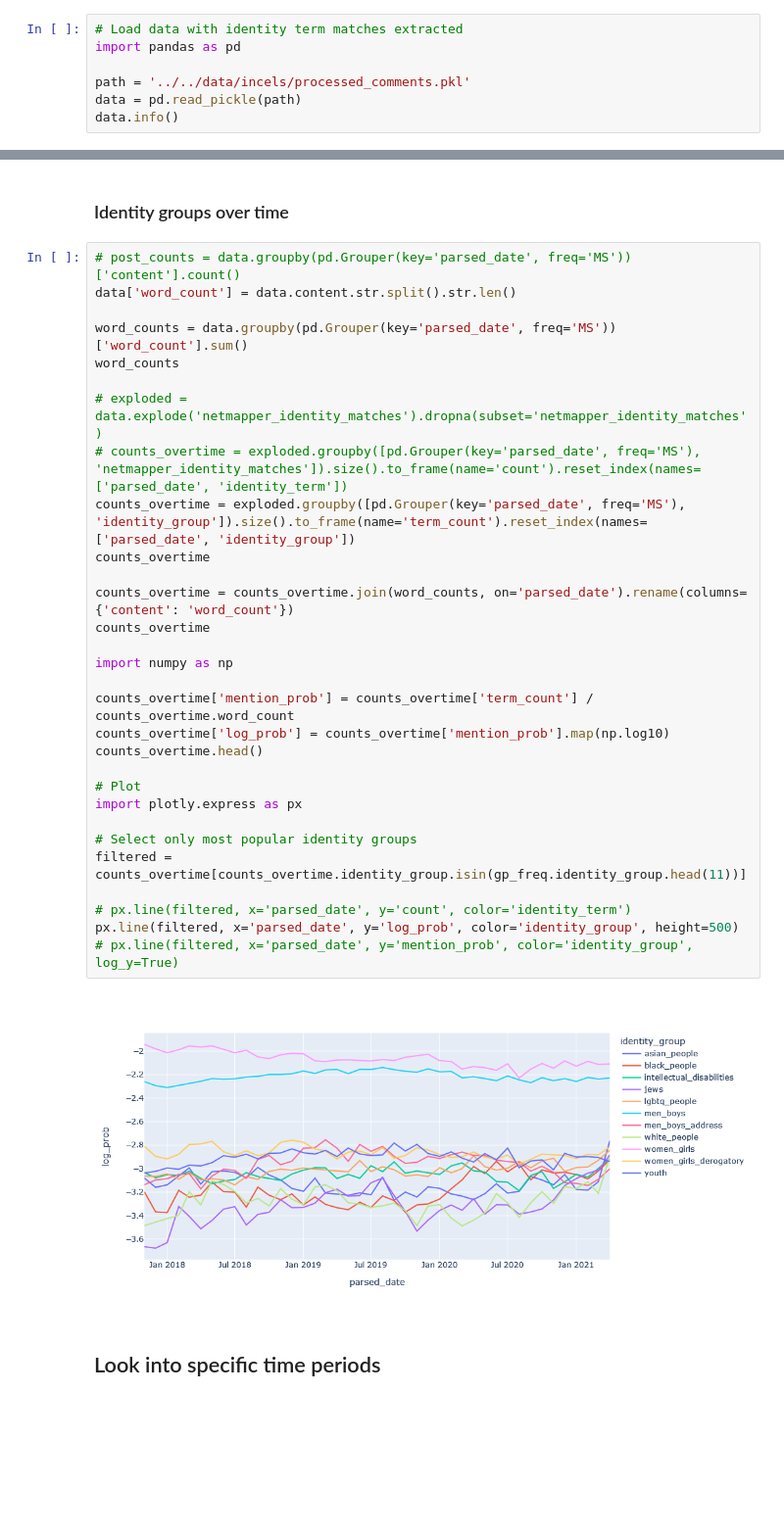
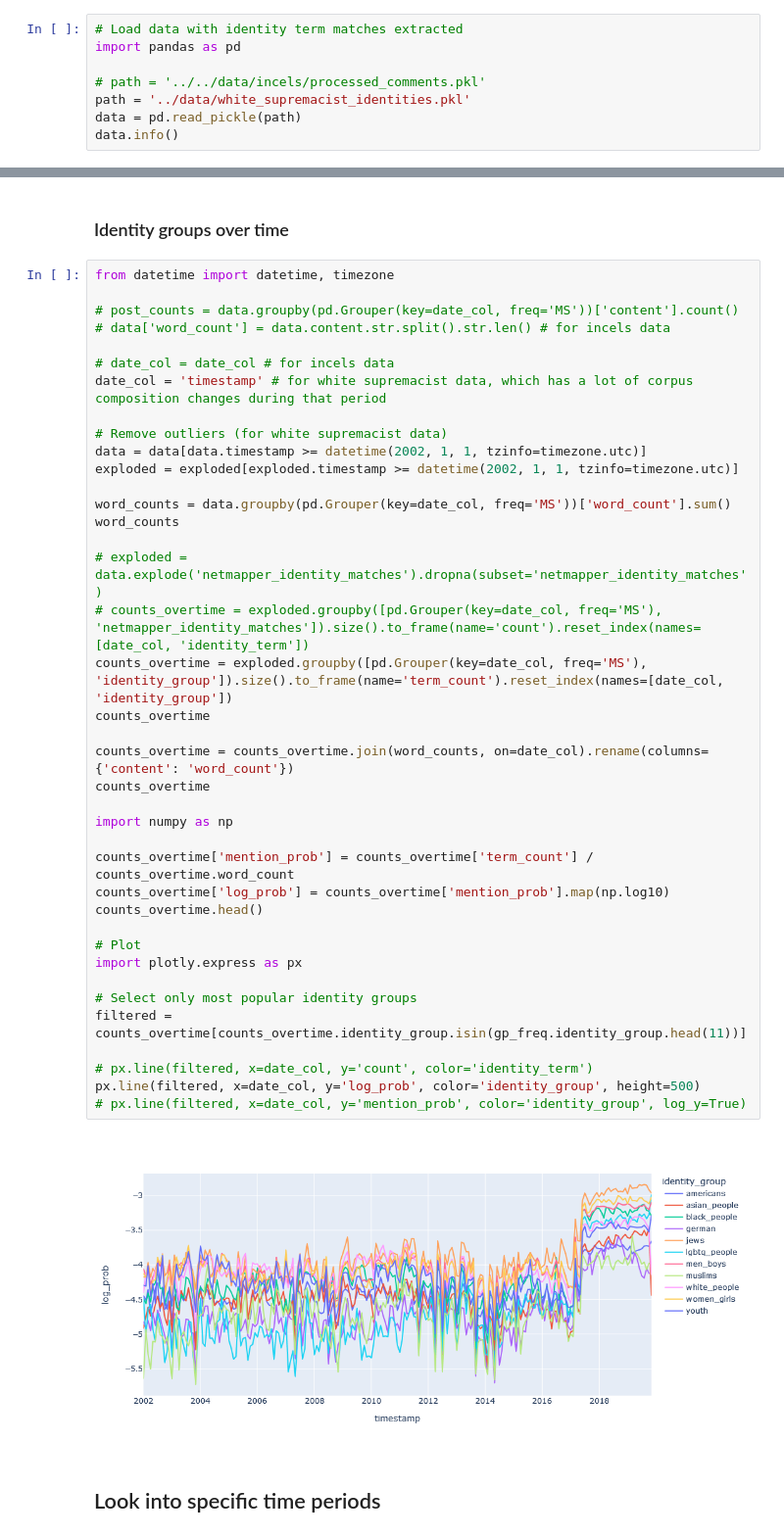
Before and after one commit to michaelmilleryoder/incels_identities, a Jupyter notebook: jupyter/match_identities.ipynb, the cells around one changed output, grey strips where cells are left out. Shown at 98% size. Saved outputs shown, nothing was run; the diff lists cells and outputs as text; blank space fills up the shorter version.

```diff
--- a/jupyter/match_identities.ipynb
+++ b/jupyter/match_identities.ipynb
@@ -484,7 +484,8 @@ with open(identity_cats_fpath, 'w') as f:
 # Load data with identity term matches extracted
 import pandas as pd
 
-path = '../../data/incels/processed_comments.pkl'
+# path = '../../data/incels/processed_comments.pkl'
+path = '../data/white_supremacist_identities.pkl'
 data = pd.read_pickle(path)
 data.info()
 # %% [output]
@@ -674,37 +674,46 @@ re.search(r'\b{}\b'.format(re.escape('black man')), 'black man walking').group()
 # %% [markdown]
 ### Identity groups over time
 # %%
-# post_counts = data.groupby(pd.Grouper(key='parsed_date', freq='MS'))['content'].count()
-data['word_count'] = data.content.str.split().str.len()
+from datetime import datetime, timezone
 
-word_counts = data.groupby(pd.Grouper(key='parsed_date', freq='MS'))['word_count'].sum()
+# post_counts = data.groupby(pd.Grouper(key=date_col, freq='MS'))['content'].count()
+# data['word_count'] = data.content.str.split().str.len() # for incels data
+
+# date_col = date_col # for incels data
+date_col = 'timestamp' # for white supremacist data, which has a lot of corpus composition changes during that period
+
+# Remove outliers (for white supremacist data)
+data = data[data.timestamp >= datetime(2002, 1, 1, tzinfo=timezone.utc)]
+exploded = exploded[exploded.timestamp >= datetime(2002, 1, 1, tzinfo=timezone.utc)]
+
+word_counts = data.groupby(pd.Grouper(key=date_col, freq='MS'))['word_count'].sum()
 word_counts
 
 # exploded = data.explode('netmapper_identity_matches').dropna(subset='netmapper_identity_matches')
-# counts_overtime = exploded.groupby([pd.Grouper(key='parsed_date', freq='MS'), 'netmapper_identity_matches']).size().to_frame(name='count').reset_index(names=['parsed_date', 'identity_term'])
-counts_overtime = exploded.groupby([pd.Grouper(key='parsed_date', freq='MS'), 'identity_group']).size().to_frame(name='term_count').reset_index(names=['parsed_date', 'identity_group'])
+# counts_overtime = exploded.groupby([pd.Grouper(key=date_col, freq='MS'), 'netmapper_identity_matches']).size().to_frame(name='count').reset_index(names=[date_col, 'identity_term'])
+counts_overtime = exploded.groupby([pd.Grouper(key=date_col, freq='MS'), 'identity_group']).size().to_frame(name='term_count').reset_index(names=[date_col, 'identity_group'])
 counts_overtime
 
-counts_overtime = counts_overtime.join(word_counts, on='parsed_date').rename(columns={'content': 'word_count'})
+counts_overtime = counts_overtime.join(word_counts, on=date_col).rename(columns={'content': 'word_count'})
 counts_overtime
 
 import numpy as np
 
 counts_overtime['mention_prob'] = counts_overtime['term_count'] / counts_overtime.word_count
 counts_overtime['log_prob'] = counts_overtime['mention_prob'].map(np.log10)
 counts_overtime.head()
 
 # Plot
 import plotly.express as px
 
 # Select only most popular identity groups
 filtered = counts_overtime[counts_overtime.identity_group.isin(gp_freq.identity_group.head(11))]
 
-# px.line(filtered, x='parsed_date', y='count', color='identity_term')
-px.line(filtered, x='parsed_date', y='log_prob', color='identity_group', height=500)
-# px.line(filtered, x='parsed_date', y='mention_prob', color='identity_group', log_y=True)
+# px.line(filtered, x=date_col, y='count', color='identity_term')
+px.line(filtered, x=date_col, y='log_prob', color='identity_group', height=500)
+# px.line(filtered, x=date_col, y='mention_prob', color='identity_group', log_y=True)
 # %% [output]
-[figure, old version]
+[figure, new version]
 # %% [markdown]
 ## Look into specific time periods
 # %%
```
Also changed, not shown: parts of 8 cells of this notebook, 9 other files.
